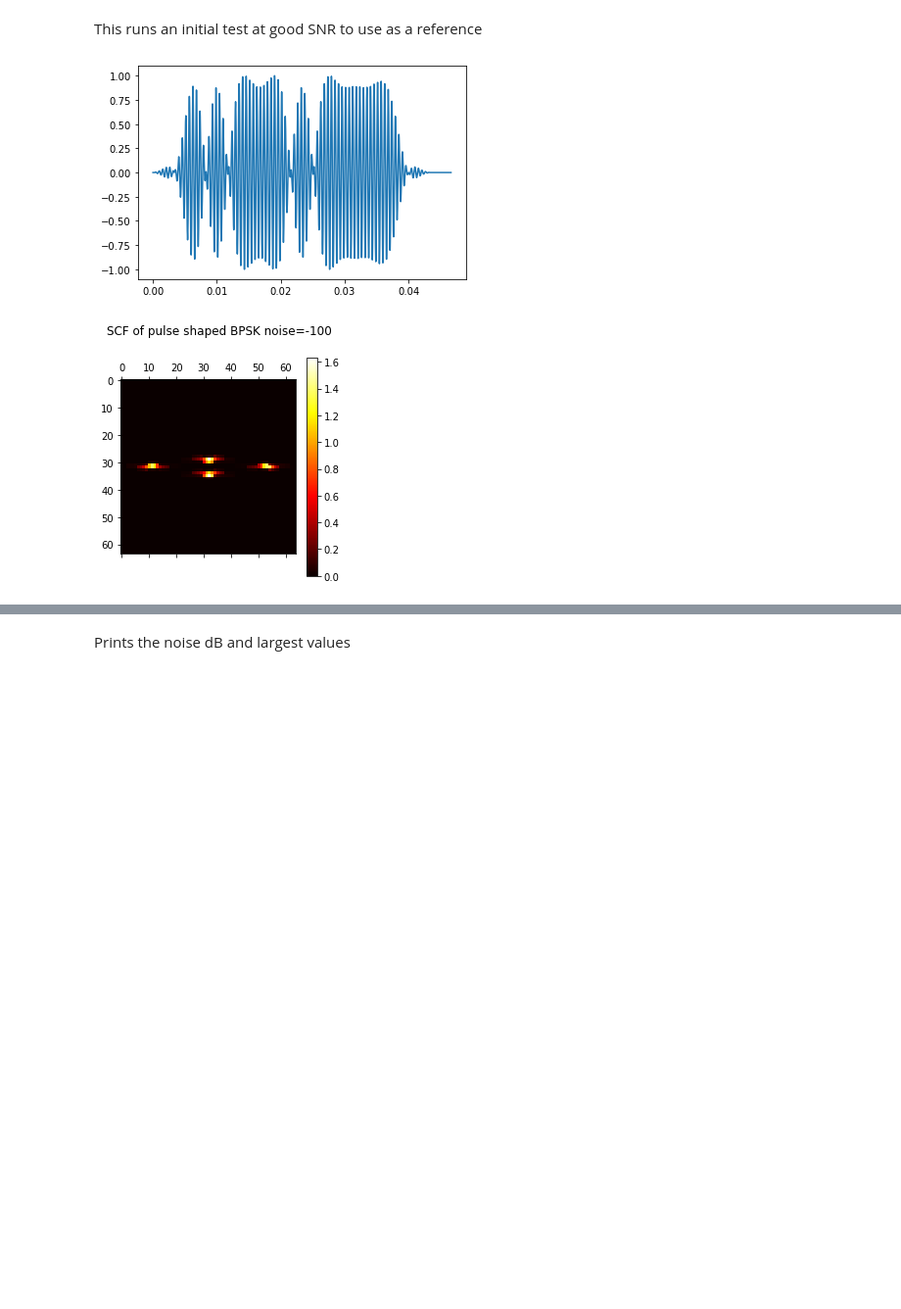
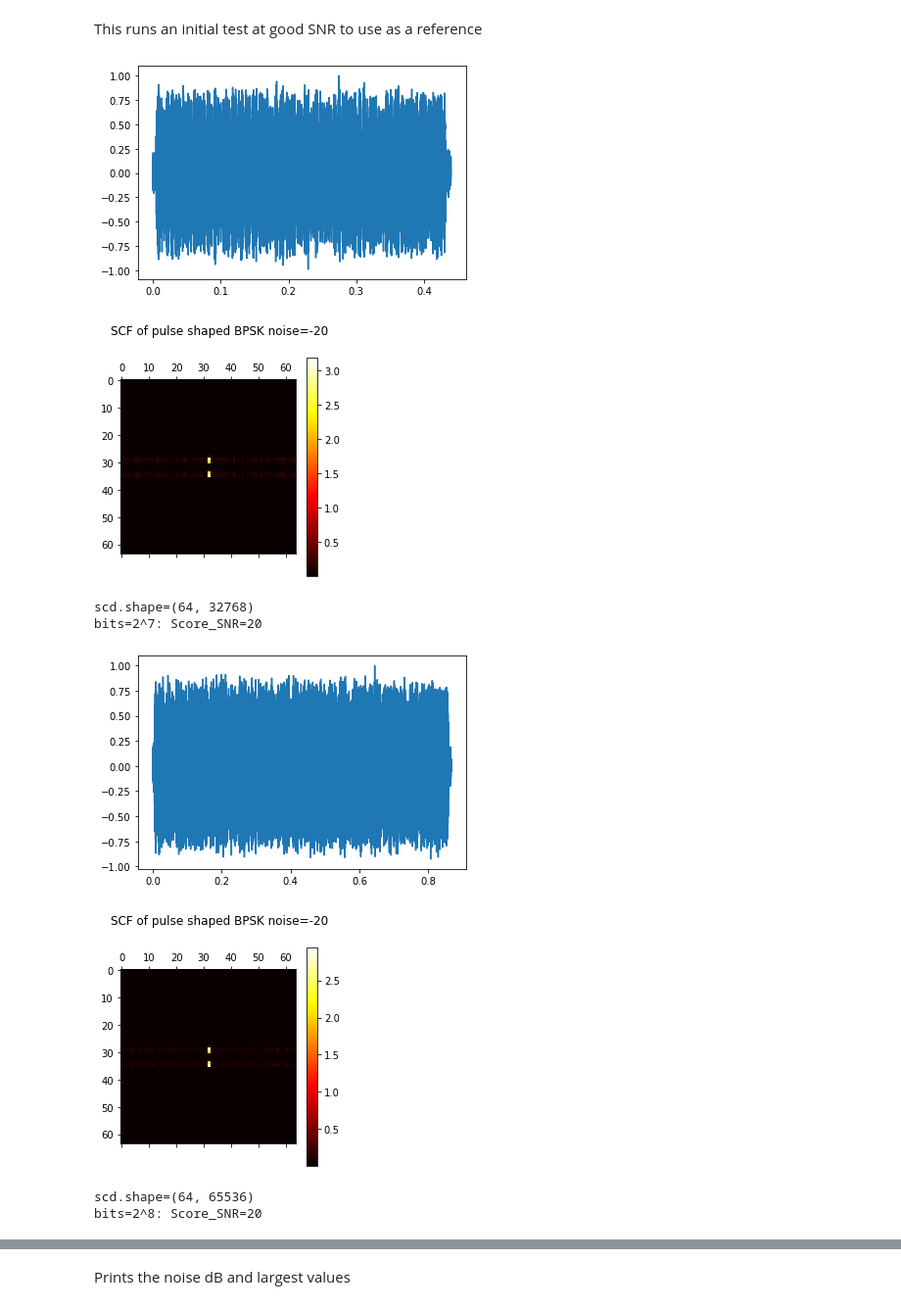
Before and after one commit to phwl/cyclostationary, a Jupyter notebook: analysis/src/torture-test.ipynb, the cells around one changed output, grey strips where cells are left out. Shown: that part at 98% size. Cells and saved outputs as stored; diff of their text form; code cells hidden in the pictures; blank space fills up the shorter version.

```diff
--- a/analysis/src/torture-test.ipynb
+++ b/analysis/src/torture-test.ipynb
@@ -115,27 +132,16 @@ This is one of the tests that sweeps the noise level and returns the largest val
-# %%
-# returns the set containing the peaks largest indices for the alpha profile for BPSK there should be 2 peaks
-def genandplot(noisedB, peaks=4, doplot=True):
-    t, BPSK_s = gen_bpsk(N, noisedB, doplot=doplot)
-    alpha, scd = plotfam(BPSK_s, f"SCF of pulse shaped BPSK noise={noisedB}", doplot=doplot)
-    return set(np.argpartition(alpha, len(alpha)-peaks)[-peaks:])
-
-def testbpsk(doplot=False):
-    result = []
-    testdB = -100
-    mindex = genandplot(testdB, doplot=True)
-    result.append((testdB, mindex))
-    while True:
-        testdB += 1
-        nindex = genandplot(testdB, doplot=doplot)
-        result.append((testdB, nindex))
-        if nindex != mindex:
-            break
-    genandplot(testdB, doplot=doplot)
-    return testdB, result
 # %% [markdown]
 This runs an initial test at good SNR to use as a reference
-# %%
-t, r = testbpsk()
-# %% [output]
-[figure, removed]
-[figure, removed]
+# %%
+for i in range(7,16):
+    bits = 1 << i
+    t, r = testbpsk(bits, doplot=False)
+    print(f'bits=2^{i}: Score_SNR={t}')
+# %% [output]
+[figure, added]
+[figure, added]
+scd.shape=(64, 32768)
+bits=2^7: Score_SNR=20
+[figure, added]
+[figure, added]
+scd.shape=(64, 65536)
+bits=2^8: Score_SNR=20
```
Also changed, not shown: parts of 14 cells of this notebook.
